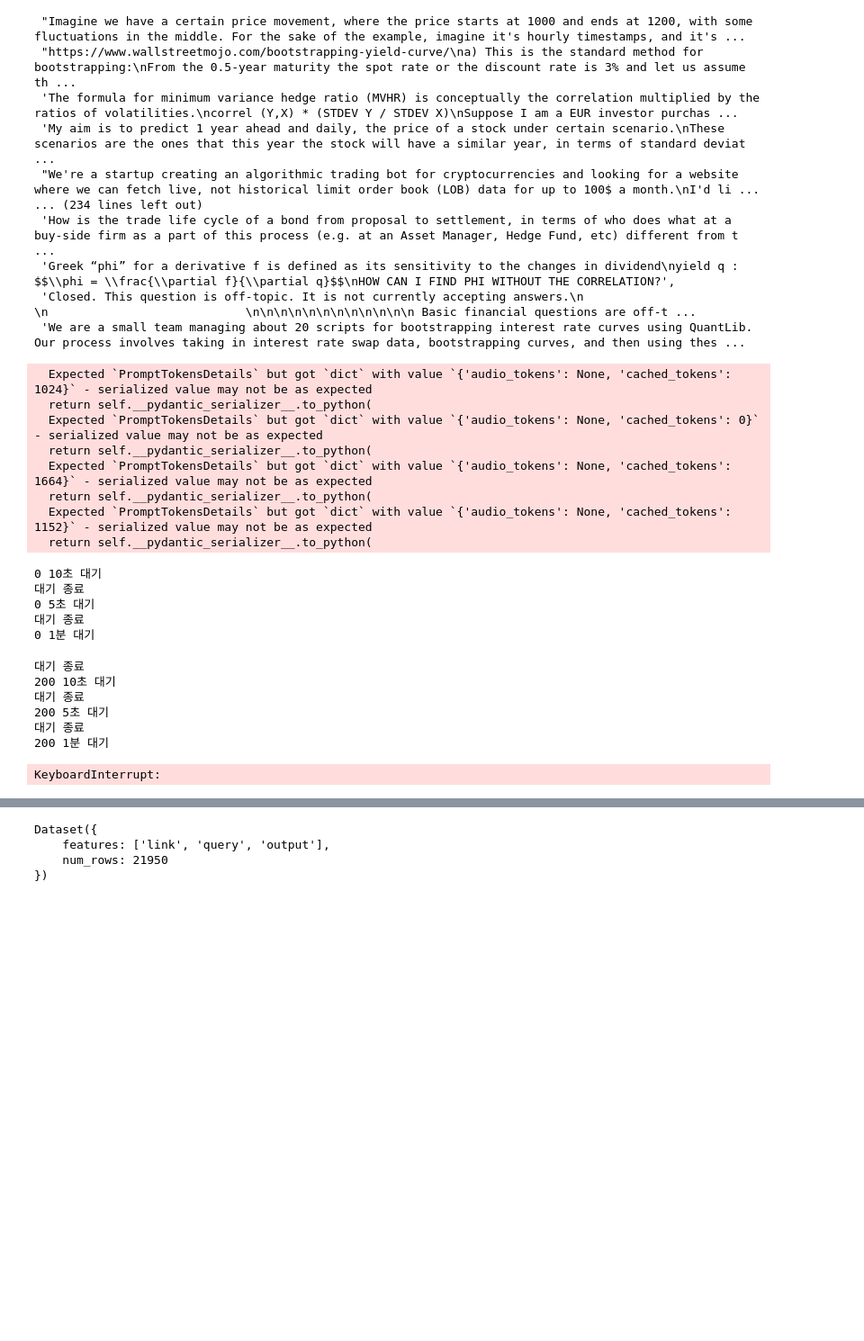
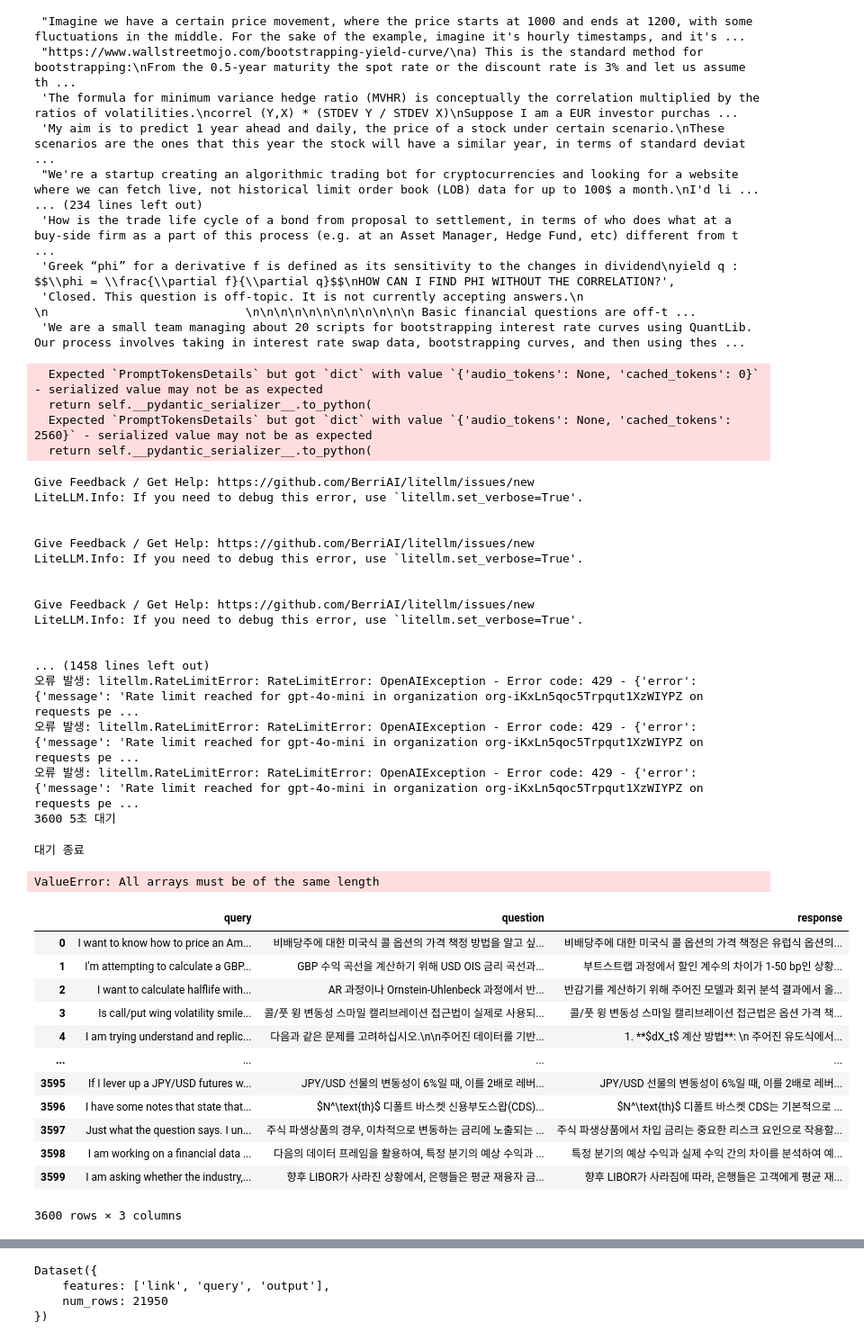
Before and after one commit to LDC-ai/KRX_LLM, a Jupyter notebook: web_text_tutorial.ipynb, the cells around one changed output, grey strips where cells are left out. Shown at 90% size. Cells and saved outputs as stored; diff of their text form; code cells hidden in the pictures; blank space fills up the shorter version.

```diff
--- a/web_text_tutorial.ipynb
+++ b/web_text_tutorial.ipynb
@@ -144,7 +144,7 @@ batch_size = 200
 total_length = len(ds['query'])
 
 # 반복문 안에서 현재 배치의 데이터프레임 생성 및 기존 데이터프레임에 추가
-for i in tqdm(range(0, total_length, batch_size), desc="Processing Batches", unit="batch"):
+for i in tqdm(range(3600, total_length, batch_size), desc="Processing Batches", unit="batch"):
     batch_end = min(i + batch_size, total_length)  # 끝 인덱스가 전체 길이를 넘지 않도록 설정
 
     # 질문 생성용 prompt 포맷팅
@@ -218,30 +218,49 @@ for i in tqdm(range(0, total_length, batch_size), desc="Processing Batches", uni
     df = pd.concat([df, batch_df], ignore_index=True)
 
     # 다음 배치를 처리하기 전 1분 간격 대기
-    print(i, '1분 대기')
-    time.sleep(60)
+    print(i, '45초 대기')
+    time.sleep(45)
     print('대기 종료')
 
 # 최종 결과 확인
 df.head()
 # %% [output]
-  Expected `PromptTokensDetails` but got `dict` with value `{'audio_tokens': None, 'cached_tokens': 1024}` - serialized value may not be as expected
-  return self.__pydantic_serializer__.to_python(
   Expected `PromptTokensDetails` but got `dict` with value `{'audio_tokens': None, 'cached_tokens': 0}` - serialized value may not be as expected
   return self.__pydantic_serializer__.to_python(
-  Expected `PromptTokensDetails` but got `dict` with value `{'audio_tokens': None, 'cached_tokens': 1664}` - serialized value may not be as expected
+  Expected `PromptTokensDetails` but got `dict` with value `{'audio_tokens': None, 'cached_tokens': 2560}` - serialized value may not be as expected
   return self.__pydantic_serializer__.to_python(
-  Expected `PromptTokensDetails` but got `dict` with value `{'audio_tokens': None, 'cached_tokens': 1152}` - serialized value may not be as expected
-  return self.__pydantic_serializer__.to_python(
-0 10초 대기
-대기 종료
-0 5초 대기
-대기 종료
-0 1분 대기
+Give Feedback / Get Help: https://github.com/BerriAI/litellm/issues/new
+LiteLLM.Info: If you need to debug this error, use `litellm.set_verbose=True'.
+
+
+Give Feedback / Get Help: https://github.com/BerriAI/litellm/issues/new
+LiteLLM.Info: If you need to debug this error, use `litellm.set_verbose=True'.
+
+
+Give Feedback / Get Help: https://github.com/BerriAI/litellm/issues/new
+LiteLLM.Info: If you need to debug this error, use `litellm.set_verbose=True'.
+
+
+... (1458 lines left out)
+오류 발생: litellm.RateLimitError: RateLimitError: OpenAIException - Error code: 429 - {'error': {'message': 'Rate limit reached for gpt-4o-mini in organization org-iKxLn5qoc5Trpqut1XzWIYPZ on requests pe ...
+오류 발생: litellm.RateLimitError: RateLimitError: OpenAIException - Error code: 429 - {'error': {'message': 'Rate limit reached for gpt-4o-mini in organization org-iKxLn5qoc5Trpqut1XzWIYPZ on requests pe ...
+오류 발생: litellm.RateLimitError: RateLimitError: OpenAIException - Error code: 429 - {'error': {'message': 'Rate limit reached for gpt-4o-mini in organization org-iKxLn5qoc5Trpqut1XzWIYPZ on requests pe ...
+3600 5초 대기
 대기 종료
-200 10초 대기
-대기 종료
-200 5초 대기
-대기 종료
-200 1분 대기
-KeyboardInterrupt:
+ValueError: All arrays must be of the same length
+# %%
+df
+# %% [output]
+|  | query | question | response |
+| 0 | I want to know how to price an Am... | 비배당주에 대한 미국식 콜 옵션의 가격 책정 방법을 알고 싶... | 비배당주에 대한 미국식 콜 옵션의 가격 책정은 유럽식 옵션의... |
+| 1 | I'm attempting to calculate a GBP... | GBP 수익 곡선을 계산하기 위해 USD OIS 금리 곡선과... | 부트스트랩 과정에서 할인 계수의 차이가 1-50 bp인 상황... |
+| 2 | I want to calculate halflife with... | AR 과정이나 Ornstein-Uhlenbeck 과정에서 반... | 반감기를 계산하기 위해 주어진 모델과 회귀 분석 결과에서 올... |
+| 3 | Is call/put wing volatility smile... | 콜/풋 윙 변동성 스마일 캘리브레이션 접근법이 실제로 사용되... | 콜/풋 윙 변동성 스마일 캘리브레이션 접근법은 옵션 가격 책... |
+| 4 | I am trying understand and replic... | 다음과 같은 문제를 고려하십시오.\n\n주어진 데이터를 기반... | 1. **$dX_t$ 계산 방법**: \n 주어진 유도식에서... |
+| ... | ... | ... | ... |
+| 3595 | If I lever up a JPY/USD futures w... | JPY/USD 선물의 변동성이 6%일 때, 이를 2배로 레버... | JPY/USD 선물의 변동성이 6%일 때, 이를 2배로 레버... |
+| 3596 | I have some notes that state that... | $N^\text{th}$ 디폴트 바스켓 신용부도스왑(CDS)... | $N^\text{th}$ 디폴트 바스켓 CDS는 기본적으로 ... |
+| 3597 | Just what the question says. I un... | 주식 파생상품의 경우, 이차적으로 변동하는 금리에 노출되는 ... | 주식 파생상품에서 차입 금리는 중요한 리스크 요인으로 작용할... |
+| 3598 | I am working on a financial data ... | 다음의 데이터 프레임을 활용하여, 특정 분기의 예상 수익과 ... | 특정 분기의 예상 수익과 실제 수익 간의 차이를 분석하여 예... |
+| 3599 | I am asking whether the industry,... | 향후 LIBOR가 사라진 상황에서, 은행들은 평균 재융자 금... | 향후 LIBOR가 사라짐에 따라, 은행들은 고객에게 평균 재... |
+3600 rows × 3 columns
```
Also changed, not shown: parts of 2 cells of this notebook, 3 other files.
